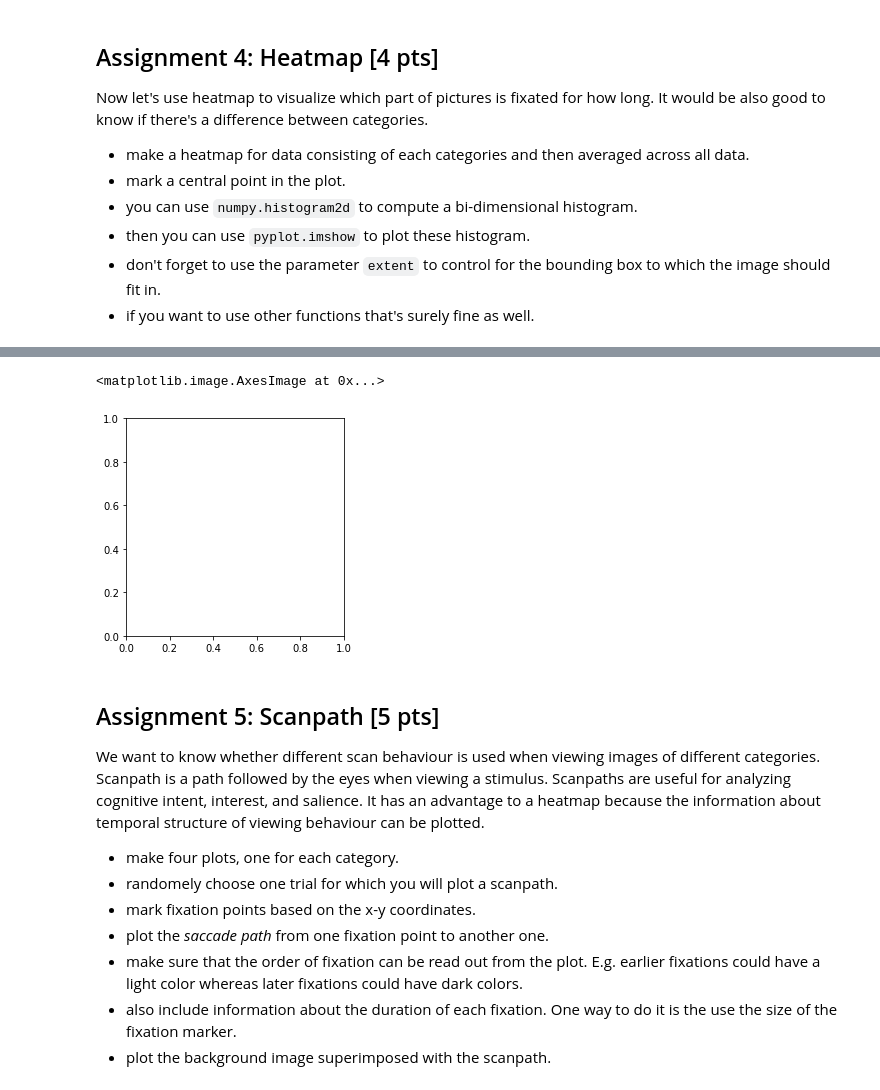
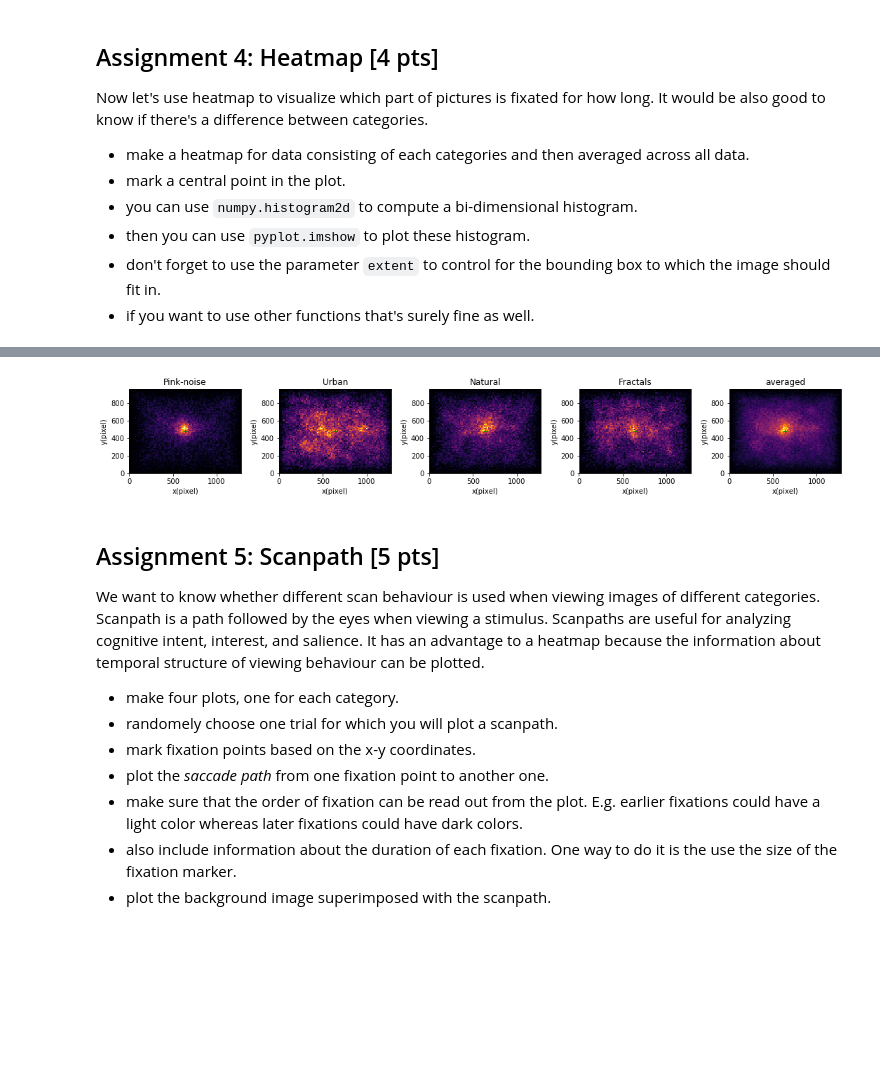
Before and after one commit to NBP-ACC/week-7-acc_5, a Jupyter notebook: Sheet05.ipynb, the cells around one changed output, grey strips where cells are left out. Drawn from its saved outputs; the diff is of its cells as text; code cells hidden in the pictures; blank space fills up the shorter version.

```diff
--- a/Sheet05.ipynb
+++ b/Sheet05.ipynb
@@ -288,6 +290,8 @@ df_6 = df[(df['start'] <= 6000) & (df['start'] >= 5000)]
 
 bins = [df_1, df_2, df_3, df_4, df_5, df_6]
 
+for i, bin in enumerate(bins):
+    bin['bin'] = i
 df_bins = pd.concat(bins)
 all_means = [bin['duration'].mean() for bin in bins]
 
@@ -379,11 +342,29 @@ plt.show()
-# %%
-ax = fig.add_subplot(131, title='imshow: square bins')
-H, xedges, yedges = np.histogram2d(x_fractal, y_fractal, bins=80, density=True)
-plt.imshow(H.T, interpolation='nearest', origin='low',
-        extent=[xedges[0], xedges[-1], yedges[0], yedges[-1]])
-# %% [output]
-<matplotlib.image.AxesImage at 0x...>
-[figure, removed]
+# %%
+# list of data for each category and for all categories
+categories = [df[df['categoryname'] == 'Pink-noise'], df[df['categoryname'] == 'Urban'],
+              df[df['categoryname'] == 'Natural'],df[df['categoryname'] == 'Fractals'], df]
+
+cat_names = 'Pink-noise', 'Urban', 'Natural', 'Fractals', 'averaged'
+
+fig, axes = plt.subplots(ncols=5, figsize = (15,7))
+
+# for each category
+for i in range(axes.size):
+    # compute bi dimensional histogram
+    H, xedges, yedges = np.histogram2d(categories[i]['x'], categories[i]['y'], bins=80, density=True)
+    # plot and set sizes/titles/labels
+    axes[i].imshow(H.T, extent=[xedges[0], xedges[-1], yedges[0], yedges[-1]], cmap='inferno')
+    axes[i].set_title(cat_names[i])
+    axes[i].set_xlabel('x(pixel)')
+    axes[i].set_ylabel('y(pixel)')
+    # marker in the center
+    axes[i].plot(np.mean(xedges), np.mean(yedges), marker='+', color ='green')
+
+
+plt.tight_layout()
+plt.show()
+# %% [output]
+[figure, added]
 # %% [markdown]
 ## Assignment 5: Scanpath [5 pts]
 We want to know whether different scan behaviour is used when viewing images of different categories. Scanpath is a path followed by the eyes when viewing a stimulus. Scanpaths are useful for analyzing cognitive intent, interest, and salience. It has an advantage to a heatmap because the information about temporal structure of viewing behaviour can be plotted.
```
Also changed, not shown: parts of 7 cells of this notebook.
